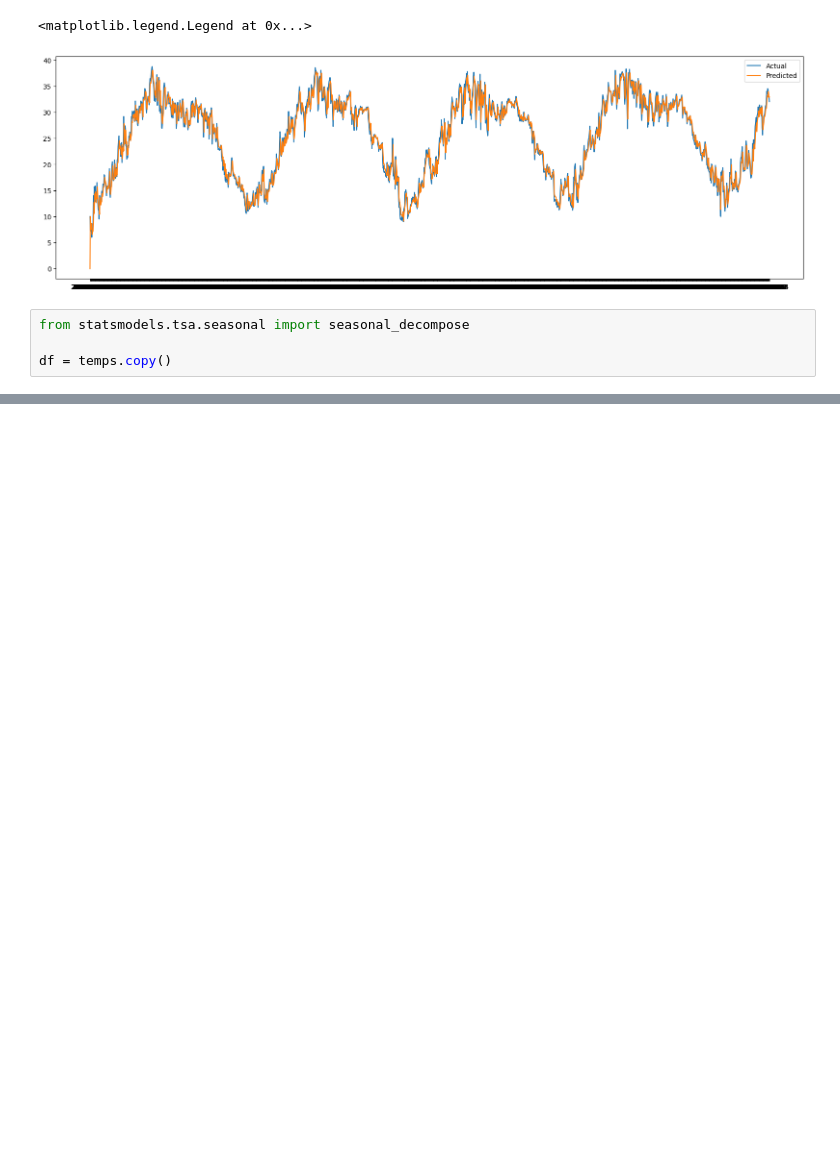
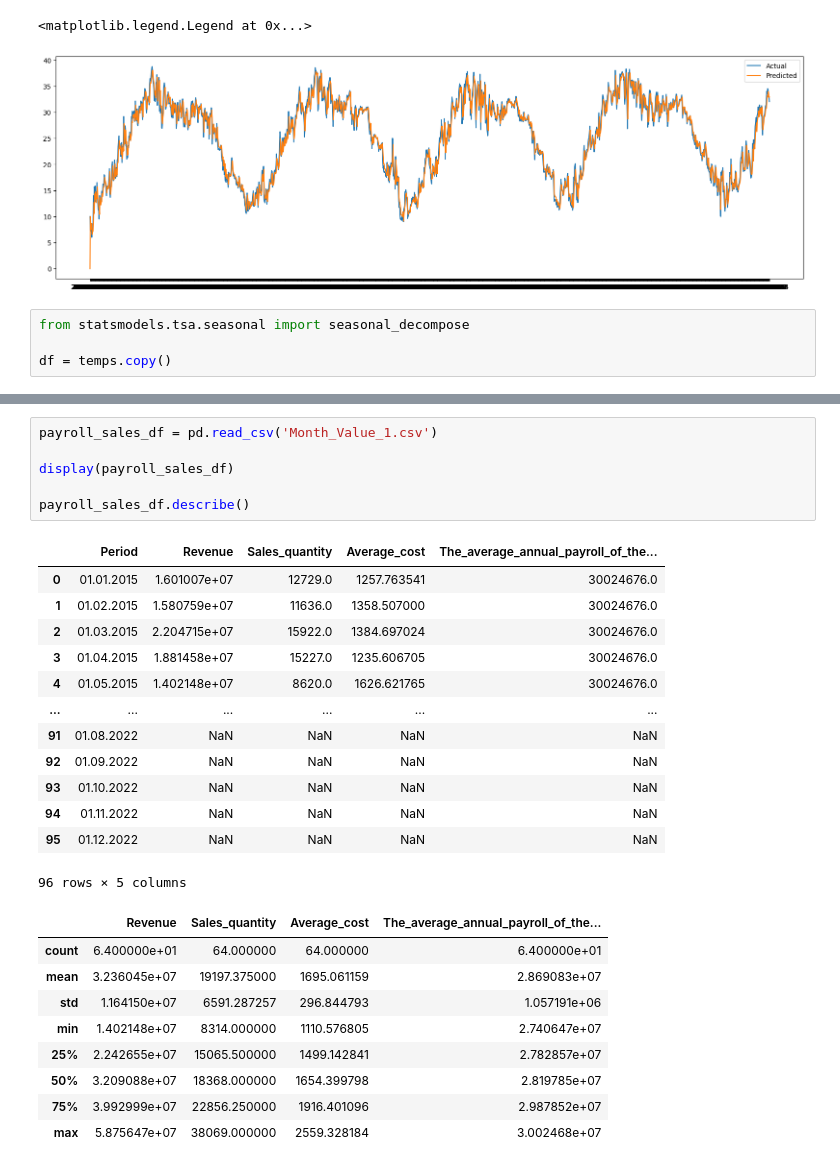
Before and after one commit to zackives/upenn-cis-2450, a Jupyter notebook: 19_Module_4_Part_I_Time_Varying.ipynb, the cells around one changed output, grey strips where cells are left out. Saved outputs shown, nothing was run; the diff lists cells and outputs as text; blank space fills up the shorter version.

```diff
--- a/19_Module_4_Part_I_Time_Varying.ipynb
+++ b/19_Module_4_Part_I_Time_Varying.ipynb
@@ -563,0 +581,29 @@ plt.show()
+# %%
+payroll_sales_df = pd.read_csv('Month_Value_1.csv')
+
+display(payroll_sales_df)
+
+payroll_sales_df.describe()
+# %% [output]
+|  | Period | Revenue | Sales_quantity | Average_cost | The_average_annual_payroll_of_the... |
+| 0 | 01.01.2015 | 1.601007e+07 | 12729.0 | 1257.763541 | 30024676.0 |
+| 1 | 01.02.2015 | 1.580759e+07 | 11636.0 | 1358.507000 | 30024676.0 |
+| 2 | 01.03.2015 | 2.204715e+07 | 15922.0 | 1384.697024 | 30024676.0 |
+| 3 | 01.04.2015 | 1.881458e+07 | 15227.0 | 1235.606705 | 30024676.0 |
+| 4 | 01.05.2015 | 1.402148e+07 | 8620.0 | 1626.621765 | 30024676.0 |
+| ... | ... | ... | ... | ... | ... |
+| 91 | 01.08.2022 | NaN | NaN | NaN | NaN |
+| 92 | 01.09.2022 | NaN | NaN | NaN | NaN |
+| 93 | 01.10.2022 | NaN | NaN | NaN | NaN |
+| 94 | 01.11.2022 | NaN | NaN | NaN | NaN |
+| 95 | 01.12.2022 | NaN | NaN | NaN | NaN |
+96 rows × 5 columns
+|  | Revenue | Sales_quantity | Average_cost | The_average_annual_payroll_of_the... |
+| count | 6.400000e+01 | 64.000000 | 64.000000 | 6.400000e+01 |
+| mean | 3.236045e+07 | 19197.375000 | 1695.061159 | 2.869083e+07 |
+| std | 1.164150e+07 | 6591.287257 | 296.844793 | 1.057191e+06 |
+| min | 1.402148e+07 | 8314.000000 | 1110.576805 | 2.740647e+07 |
+| 25% | 2.242655e+07 | 15065.500000 | 1499.142841 | 2.782857e+07 |
+| 50% | 3.209088e+07 | 18368.000000 | 1654.399798 | 2.819785e+07 |
+| 75% | 3.992999e+07 | 22856.250000 | 1916.401096 | 2.987852e+07 |
+| max | 5.875647e+07 | 38069.000000 | 2559.328184 | 3.002468e+07 |
```
Also changed, not shown: parts of 15 cells of this notebook.
